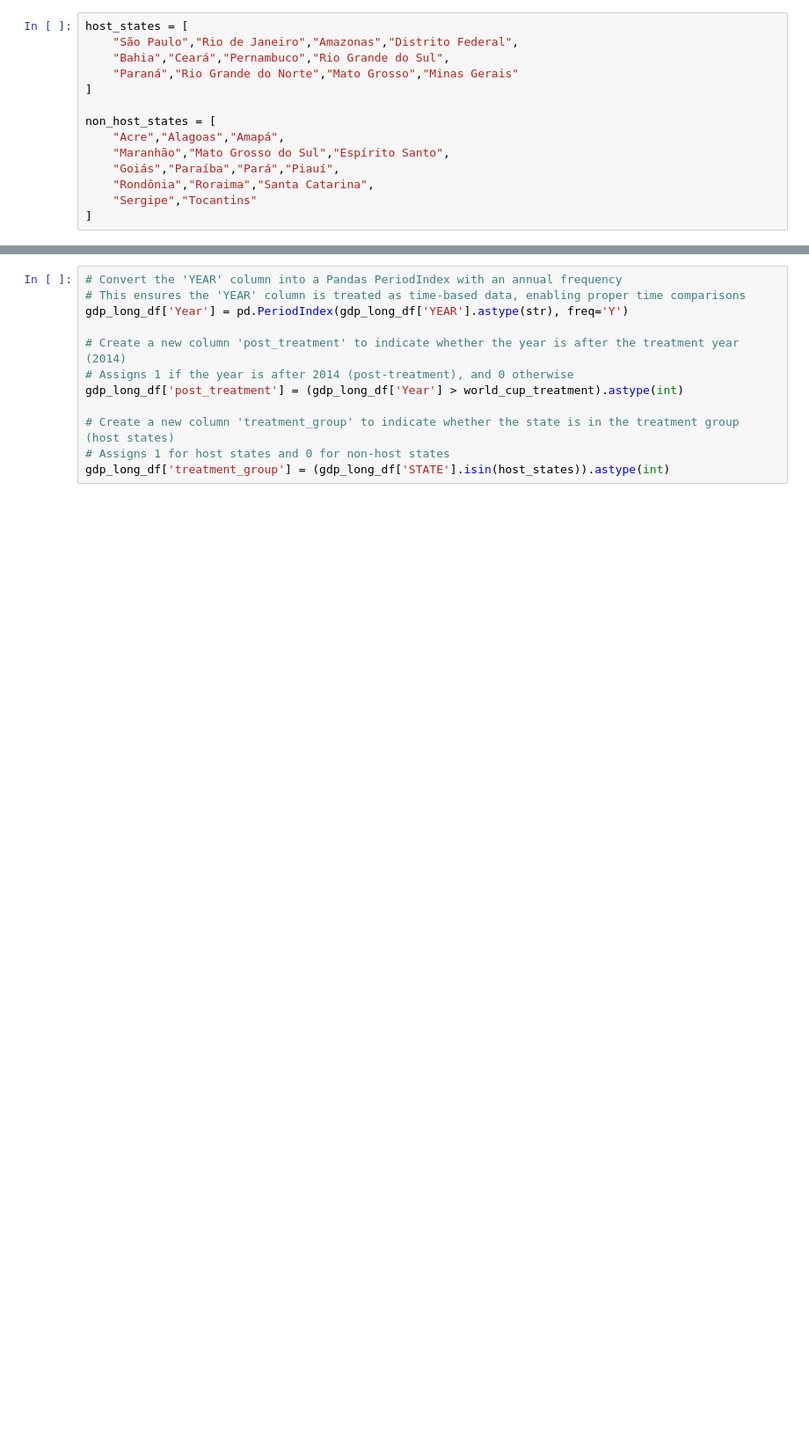
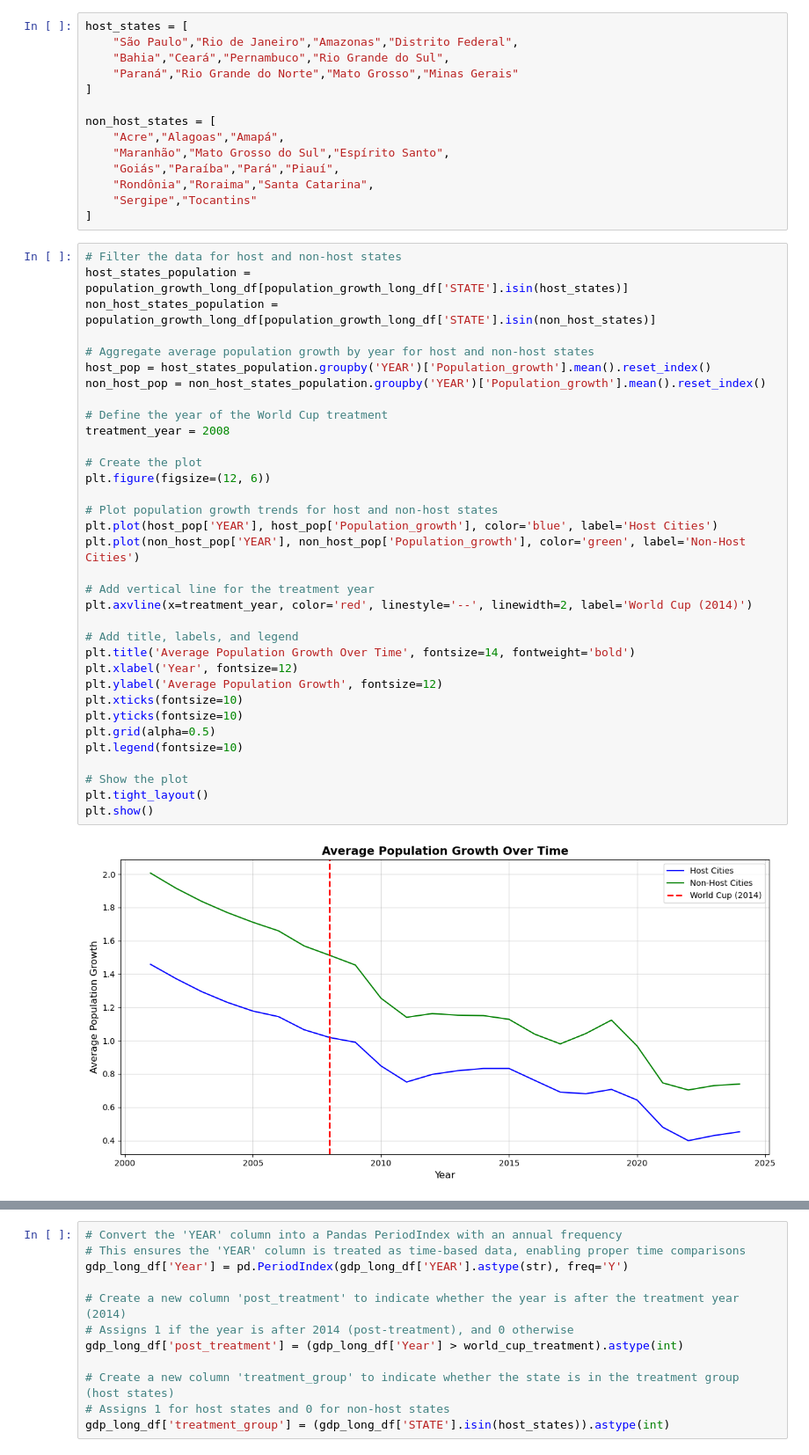
Before and after one commit to david-camper/worldcuphostcities_impact, a Jupyter notebook: analysis.ipynb, the cells around one changed output, grey strips where cells are left out. Shown: that part at 88% size. Cells and saved outputs as stored; diff of their text form; blank space fills up the shorter version.

```diff
--- a/analysis.ipynb
+++ b/analysis.ipynb
@@ -280,6 +273,42 @@ non_host_states = [
     "Rondônia","Roraima","Santa Catarina",
     "Sergipe","Tocantins"
 ]
+# %%
+# Filter the data for host and non-host states
+host_states_population = population_growth_long_df[population_growth_long_df['STATE'].isin(host_states)]
+non_host_states_population = population_growth_long_df[population_growth_long_df['STATE'].isin(non_host_states)]
+
+# Aggregate average population growth by year for host and non-host states
+host_pop = host_states_population.groupby('YEAR')['Population_growth'].mean().reset_index()
+non_host_pop = non_host_states_population.groupby('YEAR')['Population_growth'].mean().reset_index()
+
+# Define the year of the World Cup treatment
+treatment_year = 2008
+
+# Create the plot
+plt.figure(figsize=(12, 6))
+
+# Plot population growth trends for host and non-host states
+plt.plot(host_pop['YEAR'], host_pop['Population_growth'], color='blue', label='Host Cities')
+plt.plot(non_host_pop['YEAR'], non_host_pop['Population_growth'], color='green', label='Non-Host Cities')
+
+# Add vertical line for the treatment year
+plt.axvline(x=treatment_year, color='red', linestyle='--', linewidth=2, label='World Cup (2014)')
+
+# Add title, labels, and legend
+plt.title('Average Population Growth Over Time', fontsize=14, fontweight='bold')
+plt.xlabel('Year', fontsize=12)
+plt.ylabel('Average Population Growth', fontsize=12)
+plt.xticks(fontsize=10)
+plt.yticks(fontsize=10)
+plt.grid(alpha=0.5)
+plt.legend(fontsize=10)
+
+# Show the plot
+plt.tight_layout()
+plt.show()
+# %% [output]
+[figure, added]
 # %%
 # Define the treatment year as a Pandas Period object with annual frequency
 # This represents the year when the World Cup took place
```
Also changed, not shown: parts of 30 cells of this notebook, 3 other files.
